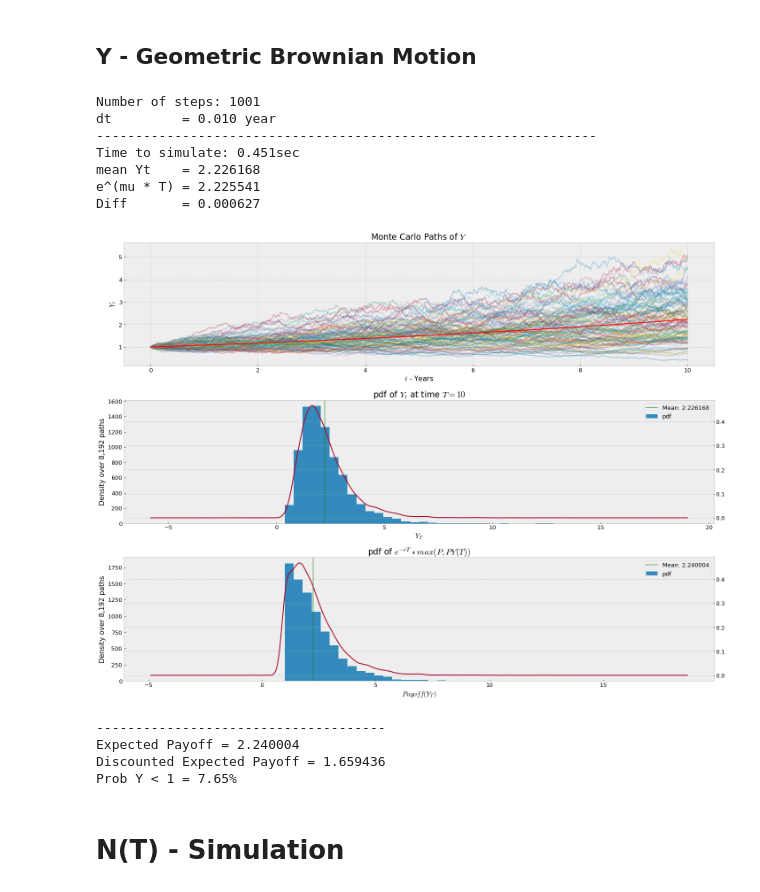
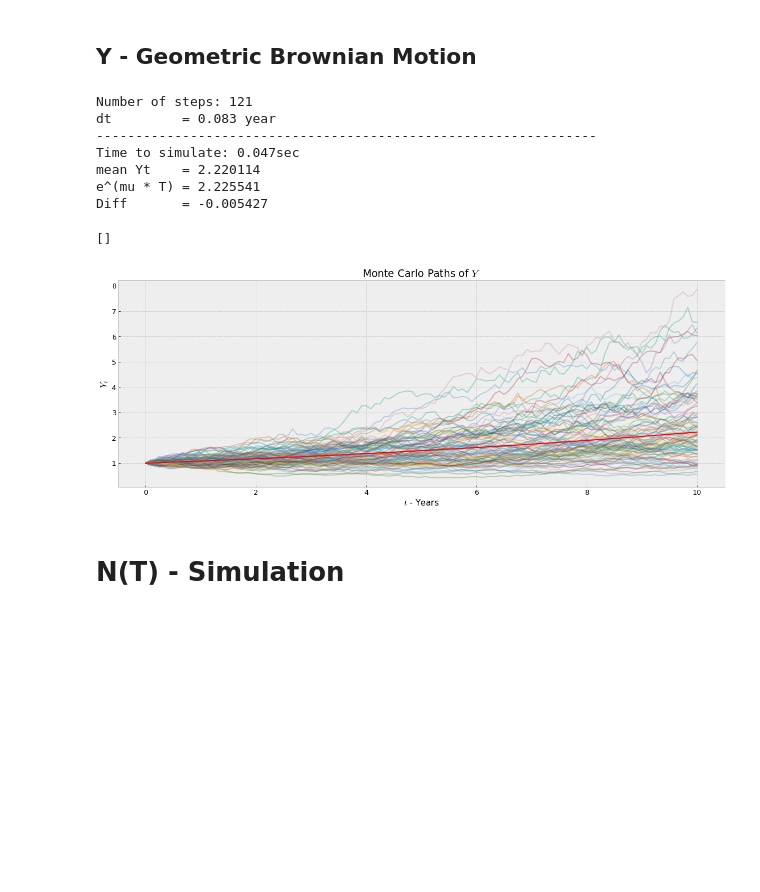
Before and after one commit to ithakis/Option-Replicating-Portfolio-with-Neural-Networks, a Jupyter notebook: Single Time Step.ipynb, the cells around one changed output. Saved outputs shown, nothing was run; the diff lists cells and outputs as text; code cells hidden in the pictures; blank space fills up the shorter version.

```diff
--- a/Single Time Step.ipynb
+++ b/Single Time Step.ipynb
@@ -44,86 +40,59 @@ def sobol_norm(m, d=1 ,seed=1234):
     return stats.norm.ppf(x_sobol)
 # %%
 """ Global Variables """
-n_paths   = ceil(np.log2(8_000)) ; print(f'Paths: {2**n_paths:,.0f}')# for both Y and N
-dt        = 1/(100) # Local: use greater than 42
+n_paths   = ceil(np.log2(8_000)) ; print(f'Paths: {2**n_paths:,.0f}')# 8000 paths for both Y and N
+dt        = 1/(12) #daily interval, Local: use greater than 42
 
 rebalancing = 10 # 1 Step
 
 P = 100 # premium per client
-N = 10_000
+N = 10_000 # number of clients
 ADJUSTMENT_FACTOR = P * N
 # %% [output]
 Paths: 8,192
 # %% [markdown]
 ## Y - Geometric Brownian Motion
 # %%
-Y       = 1
+Y       = 1 # Starting value of stock
 T       = 10 # Years
-mu      = 0.08
-r       = 0.03
+mu      = 0.08 #drift parameter
+r       = 0.03 # risk
 sigma   = 0.15
 
 n_time_steps = ceil(T/dt)+1 ; print(f'Number of steps: {n_time_steps} \ndt         = {dt:.3f} year')
 
 timer=perf_counter()
 
 """ Simulate Fund Price """
 W1      = sobol_norm(n_paths, d=n_time_steps, seed=1235)
 Y_paths = np.empty((2**n_paths, n_time_steps))
 Y_paths[:,0] = Y
 
 print('----------------------------------------------------------------')
 for t in range(1,n_time_steps):
     Y_paths[:,t] = Y_paths[:,t-1] + Y_paths[:,t-1] * (mu*dt + sigma * np.sqrt(dt)*W1[:,t]).squeeze()
 
 """ Generate Bond Data """
 B = np.exp(r*np.linspace(0,T, n_time_steps))
 B = np.broadcast_to(B, Y_paths.shape)
 print(f'Time to simulate: {perf_counter()-timer:.3f}sec')
 
-fig, axs = plt.subplots(3, figsize=(20,15))
 print(f'mean Yt    = {np.nanmean(Y_paths[:,-1]):.6f}')
 print(f'e^(mu * T) = {np.exp(mu*T):.6f} \nDiff       = {np.nanmean(Y_paths[:,-1])-Y*np.exp(mu*T):.6f}')
 
 rdf = pd.DataFrame(Y_paths.T, index=(np.linspace(0,T, n_time_steps)))
-rdf.sample(100, axis=1).plot(legend=False, alpha=.3, ylabel=r'$Y_t$', xlabel=r'$t$ - Years', ax=axs[0], title=r'Monte Carlo Paths of $Y$')
-axs[0].plot(np.linspace(0,T, n_time_steps), np.exp(mu*np.linspace(0,T, n_time_steps)), c='r')
-
-rdf.iloc[-1,:].hist(bins=30, ax=axs[1])
-rdf.iloc[-1,:].plot(kind='kde', secondary_y=True, title=r'pdf of $Y_t$ at time $T=10$', ax=axs[1])
-axs[1].axvline(np.nanmean(Y_paths[:,-1]), color='g', linestyle='-', alpha=.5)
-axs[1].legend([f'Mean: {np.nanmean(Y_paths[:,-1]):.6f}', 'pdf'])
-axs[1].set_xlabel(r'$Y_T$') ; axs[1].set_ylabel(f'Density over {Y_paths.shape[0]:,} paths')
-
-Payoff_Y     = np.where(Y_paths[:,-1] > Y, Y_paths[:,-1], Y)
-E_Payoff_Y   = Payoff_Y.mean()
-payoff_df = pd.Series(Payoff_Y)
-payoff_df.hist(bins=30, ax=axs[2])
-payoff_df.plot(kind='kde', ind=10_000, secondary_y=True, title=r'pdf of $e^{-rT}*max(P, PY(T))$', xlabel=r'Y_t', ylabel='Density over 10,000 paths', ax=axs[2])
-axs[2].axvline(E_Payoff_Y, color='g', linestyle='-', alpha=.5)
-axs[2].legend([f'Mean: {E_Payoff_Y:.6f}', 'pdf'])
-axs[2].set_xlabel(r'$Payoff(Y_T)$') ; axs[2].set_ylabel(f'Density over {Y_paths.shape[0]:,} paths')
-plt.tight_layout() ; plt.show()
-
-print('-------------------------------------')
-# SE_Payoff_Y     = Payoff_Y.reshape(128, -1).mean(axis=0).std(ddof=1) / np.sqrt(128)
-out_of_money_P  = np.where(Y_paths[:,-1] < Y, 1.0, 0.0).mean()
-print(f'Expected Payoff = {E_Payoff_Y:.6f}')
-print(f'Discounted Expected Payoff = {np.exp(-r*T)*E_Payoff_Y:.6f}')
-print(f'Prob Y < 1 = {out_of_money_P*100:.2f}%')
+ax = rdf.sample(100, axis=1).plot(legend=False, alpha=.3, ylabel=r'$Y_t$', xlabel=r'$t$ - Years', title=r'Monte Carlo Paths of $Y$')
+ax.plot(np.linspace(0,T, n_time_steps), np.exp(mu*np.linspace(0,T, n_time_steps)), c='r') ; plt.plot()
 # %% [output]
-Number of steps: 1001
-dt         = 0.010 year
+Number of steps: 121
+dt         = 0.083 year
 ----------------------------------------------------------------
-Time to simulate: 0.451sec
-mean Yt    = 2.226168
+Time to simulate: 0.047sec
+mean Yt    = 2.220114
 e^(mu * T) = 2.225541
-Diff       = 0.000627
+Diff       = -0.005427
+[]
-[figure, old version]
+[figure, new version]
--------------------------------------
-Expected Payoff = 2.240004
-Discounted Expected Payoff = 1.659436
-Prob Y < 1 = 7.65%
 # %% [markdown]
 # N(T) - Simulation
 # %%
```
Also changed, not shown: parts of 12 cells of this notebook, 1 other file.
